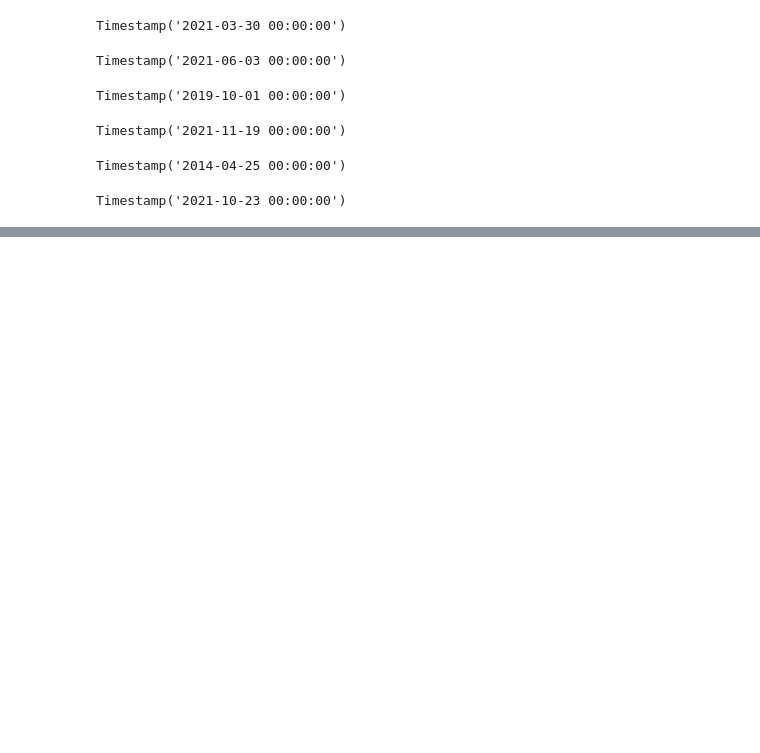
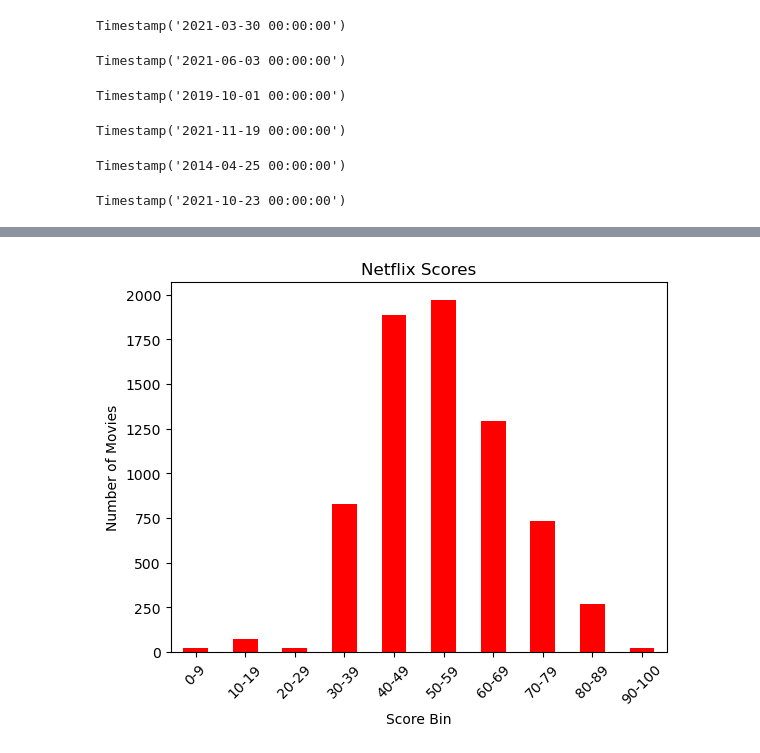
Before and after one commit to chadbarlow/gt-data-bootcamp_project-03_streaming-services-dashboard, a Jupyter notebook: static/etl/ipynb/data_exploration.ipynb, the cells around one changed output, grey strips where cells are left out. Cells and saved outputs as stored; diff of their text form; code cells hidden in the pictures; blank space fills up the shorter version.

```diff
--- a/static/etl/ipynb/data_exploration.ipynb
+++ b/static/etl/ipynb/data_exploration.ipynb
@@ -17,3 +21,13 @@ complete_vertical['added'] = pd.to_datetime(complete_vertical['added'], format='
+# %%
+# Categorize the score of each title based on the score bins.
+complete_vertical["score_bin"] = pd.cut(complete_vertical["score"], score_bins, labels=score_labels, include_lowest=True)
+# %%
+# Establish bins for categorizing release years.
+release_bins = [1920, 1929, 1939, 1949, 1959, 1969, 1979, 1989, 1999, 2009, 2019, 2022]
+release_labels = ["1920s", "1930s", "1940s", "1950s", "1960s", "1970s", "1980s", "1990s", "2000s", "2010s", "2020s"]
+# %%
+# Categorize the score of each title based on the score bins.
+complete_vertical["release_decade"] = pd.cut(complete_vertical["release"], release_bins, labels=release_labels, include_lowest=True)
 # %%
 # Preview data.
 complete_vertical
@@ -262,0 +275,3 @@ labels = ["Bottom 24", "25-49", "50-59", "60-69", "70-79", "80-89", "90-100"]
+# %%
+netflix_bins = pd.DataFrame(netflix_data.groupby(['score_bin']).count()['title'])
+netflix_bins
@@ -262,0 +291,8 @@ labels = ["Bottom 24", "25-49", "50-59", "60-69", "70-79", "80-89", "90-100"]
+# %%
+# Create a bar graph of the DataFrame.
+netflix_bins.plot(kind = 'bar', xlabel = 'Score Bin', ylabel = 'Number of Movies',
+                   title = 'Netflix Scores', legend = False, color = 'red')
+plt.xticks(rotation = 45)
+plt.show()
+# %% [output]
+[figure, added]
```
Also changed, not shown: parts of 24 cells of this notebook, 5 other files.
